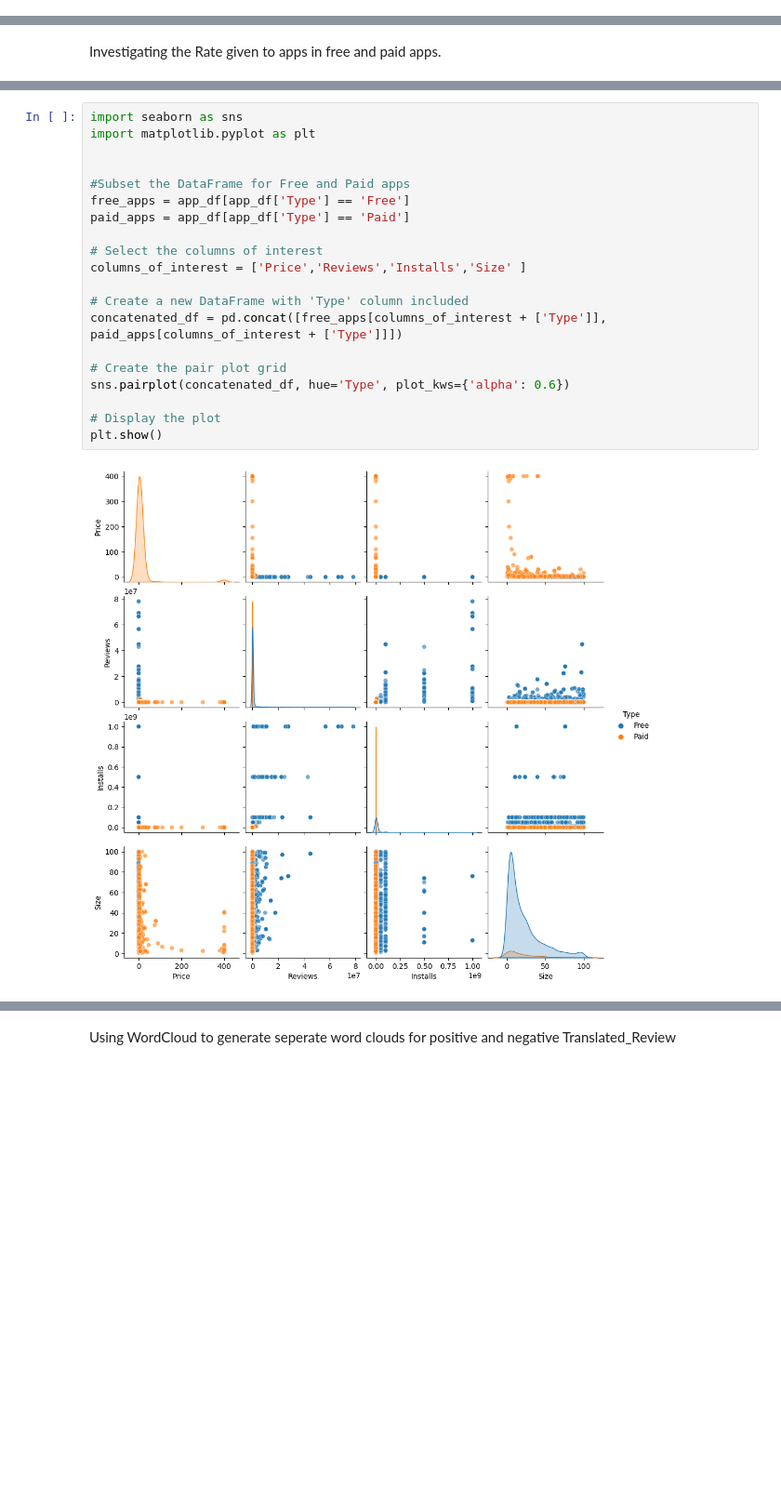
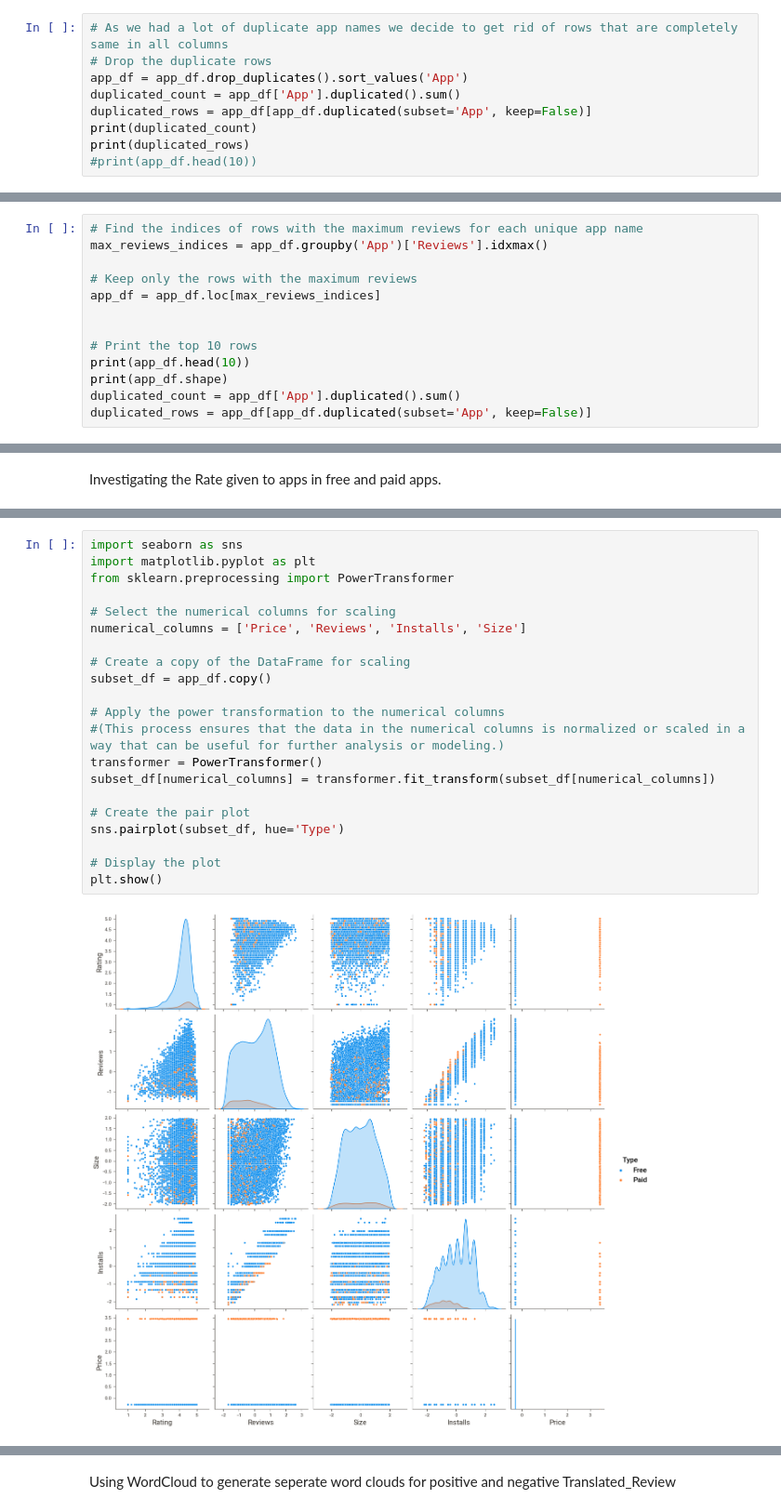
Before and after one commit to Talieh-Sh/Google_Play_Store_Apps_EDA, a Jupyter notebook: Google_Play_Store_Apps_EDA.ipynb, the cells around one changed output, grey strips where cells are left out. Shown at 93% size. Drawn from its saved outputs; the diff is of its cells as text; blank space fills up the shorter version.

```diff
--- a/Google_Play_Store_Apps_EDA.ipynb
+++ b/Google_Play_Store_Apps_EDA.ipynb
@@ -103,0 +135,9 @@ app_df.head(5)
+# %%
+# As we had a lot of duplicate app names we decide to get rid of rows that are completely same in all columns
+# Drop the duplicate rows
+app_df = app_df.drop_duplicates().sort_values('App')
+duplicated_count = app_df['App'].duplicated().sum()
+duplicated_rows = app_df[app_df.duplicated(subset='App', keep=False)]
+print(duplicated_count)
+print(duplicated_rows)
+#print(app_df.head(10))
@@ -103,0 +164,13 @@ app_df.head(5)
+# %%
+# Find the indices of rows with the maximum reviews for each unique app name
+max_reviews_indices = app_df.groupby('App')['Reviews'].idxmax()
+
+# Keep only the rows with the maximum reviews
+app_df = app_df.loc[max_reviews_indices]
+
+
+# Print the top 10 rows
+print(app_df.head(10))
+print(app_df.shape)
+duplicated_count = app_df['App'].duplicated().sum()
+duplicated_rows = app_df[app_df.duplicated(subset='App', keep=False)]
@@ -247,22 +338,23 @@ plt.show()
 # %%
 import seaborn as sns
 import matplotlib.pyplot as plt
+from sklearn.preprocessing import PowerTransformer
 
+# Select the numerical columns for scaling
+numerical_columns = ['Price', 'Reviews', 'Installs', 'Size']
 
-#Subset the DataFrame for Free and Paid apps
-free_apps = app_df[app_df['Type'] == 'Free']
-paid_apps = app_df[app_df['Type'] == 'Paid']
+# Create a copy of the DataFrame for scaling
+subset_df = app_df.copy()
 
-# Select the columns of interest
-columns_of_interest = ['Price','Reviews','Installs','Size' ]
+# Apply the power transformation to the numerical columns
+#(This process ensures that the data in the numerical columns is normalized or scaled in a way that can be useful for further analysis or modeling.)
+transformer = PowerTransformer()
+subset_df[numerical_columns] = transformer.fit_transform(subset_df[numerical_columns])
 
-# Create a new DataFrame with 'Type' column included
-concatenated_df = pd.concat([free_apps[columns_of_interest + ['Type']], paid_apps[columns_of_interest + ['Type']]])
-
-# Create the pair plot grid
-sns.pairplot(concatenated_df, hue='Type', plot_kws={'alpha': 0.6})
+# Create the pair plot
+sns.pairplot(subset_df, hue='Type')
 
 # Display the plot
 plt.show()
 # %% [output]
-[figure, old version]
+[figure, new version]
```
Also changed, not shown: parts of 25 cells of this notebook, 6 other files.
